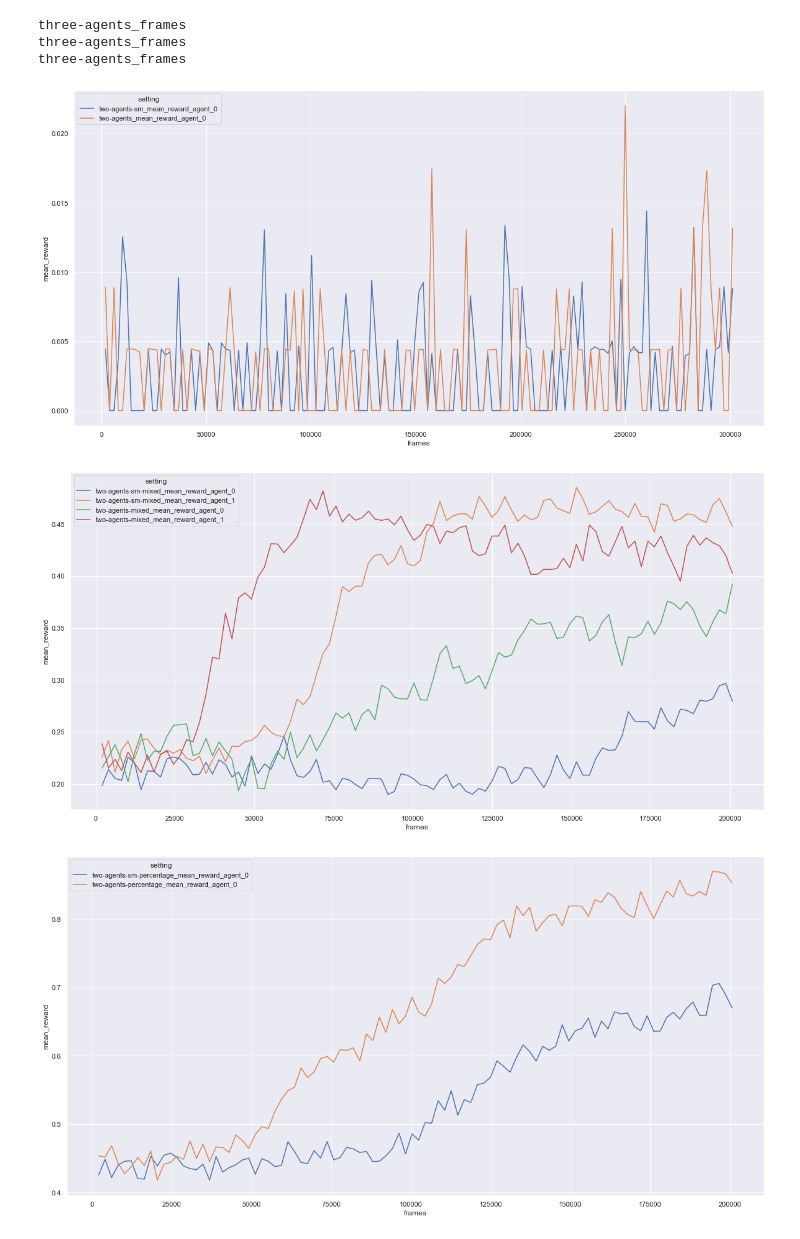
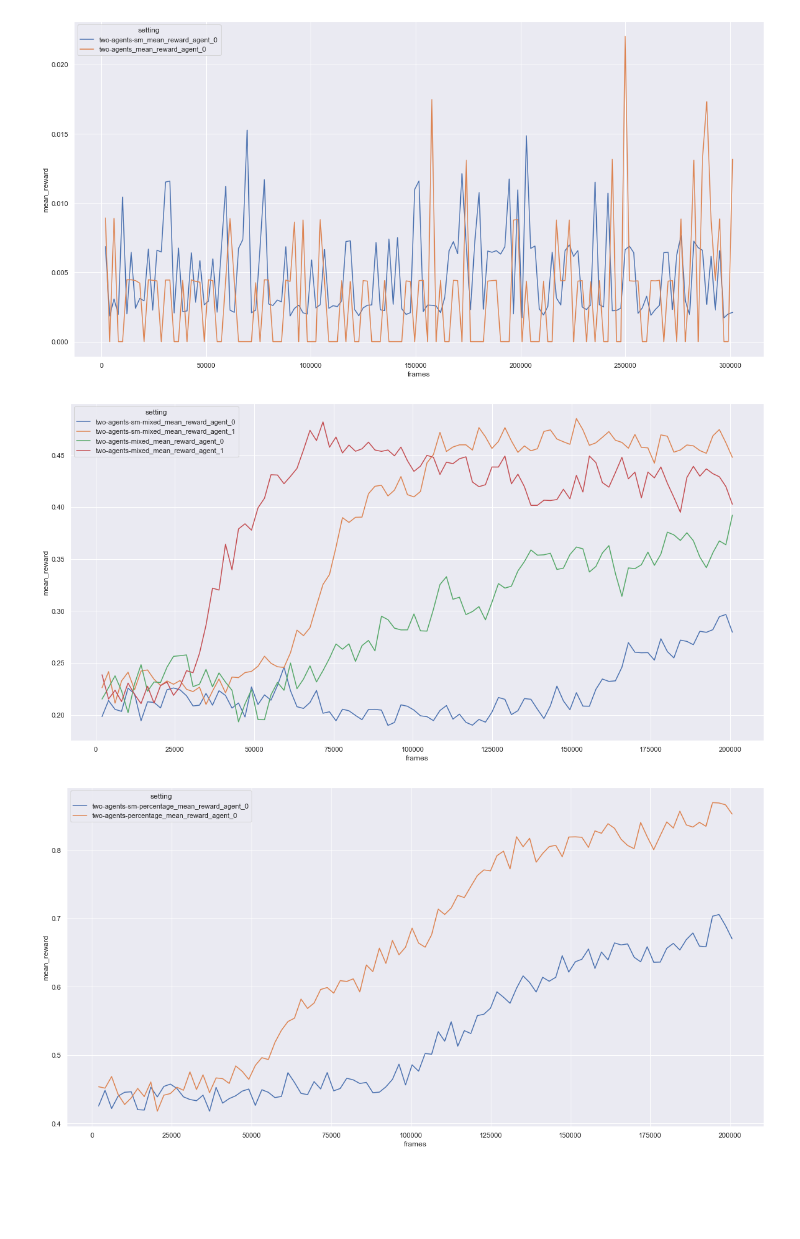
Before and after one commit to zarahz/MARL-and-Markets, a Jupyter notebook: Coloring_with_CAP/csv_plots.ipynb, the cells around one changed output. Drawn from its saved outputs; the diff is of its cells as text; code cells hidden in the pictures; blank space fills up the shorter version.

```diff
--- a/Coloring_with_CAP/csv_plots.ipynb
+++ b/Coloring_with_CAP/csv_plots.ipynb
@@ -26,7 +26,10 @@ envs = {
         "market": "sm",
         "counter": ["two-agents-percentage"]
     },
-    "three-agents": {"agent_amount": 3}
+    "three-agents": {"agent_amount": 3},
+    "five-agents": {"agent_amount": 5},
+    "five-agents-percentage": {"agent_amount": 5, "percentage":True},
+    "five-agents-sm": {"agent_amount": 5, "market": "sm", "counter": ["five-agents"]},
 }
 
 # init data logging
@@ -165,27 +146,25 @@ sns.lineplot(x="frames", y=key_mean_grid_coloration,
 # %%
 market_settings = []
 for key, env_settings in envs.items():
     if "market" in env_settings and "counter" in env_settings:
         reward_cols_market = [i for i in mean_reward_cols if key+"_" in i]
         reward_cols_market_counter = [i for i in mean_reward_cols for counter in env_settings["counter"] if counter+"_" in i]
         market_settings.append(reward_cols_market + reward_cols_market_counter)
 
 
 for index, setting in enumerate(market_settings):
-    setting.append(get_frame_col(df))
+    if not any("frames" in setting_col for setting_col in setting):
+        setting.append(get_frame_col(df))
     df_market = df[setting].copy()
-    lf_df_market = convert_to_longform(df_market, key_mean_rewards)
+    lf_market = convert_to_longform(df_market, key_mean_rewards)
     # sns.set_theme(style="darkgrid")
 
     plt.figure(index, figsize=(20,10))
     # Plot the responses for different events and regions
     sns.lineplot(x="frames", y=key_mean_rewards,
                 hue="setting",
-                data=lf_df_market)
+                data=lf_market)
 # %% [output]
-three-agents_frames
-three-agents_frames
-three-agents_frames
-[figure, old version]
+[figure, new version]
 [figure]
 [figure]
```
Also changed, not shown: parts of 6 cells of this notebook, 7 other files.
